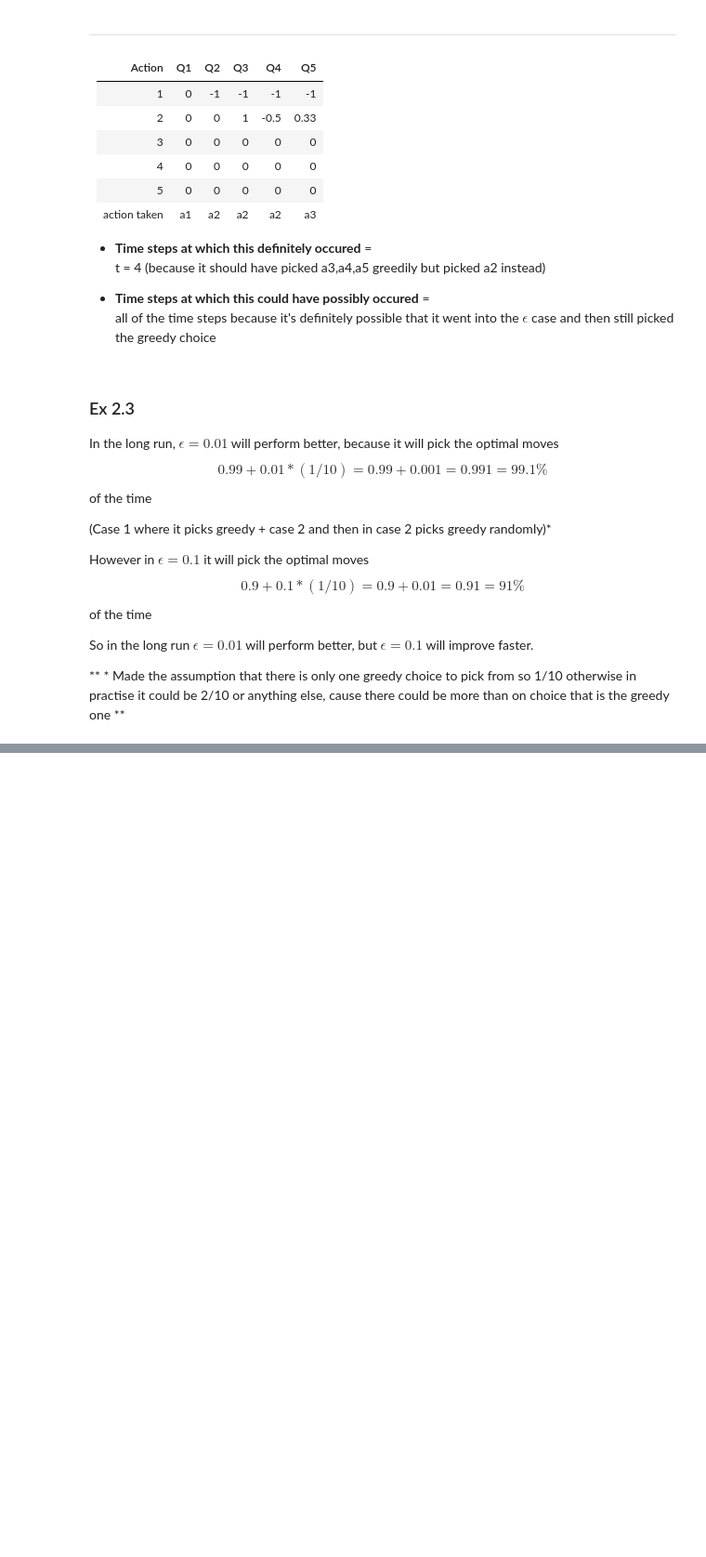
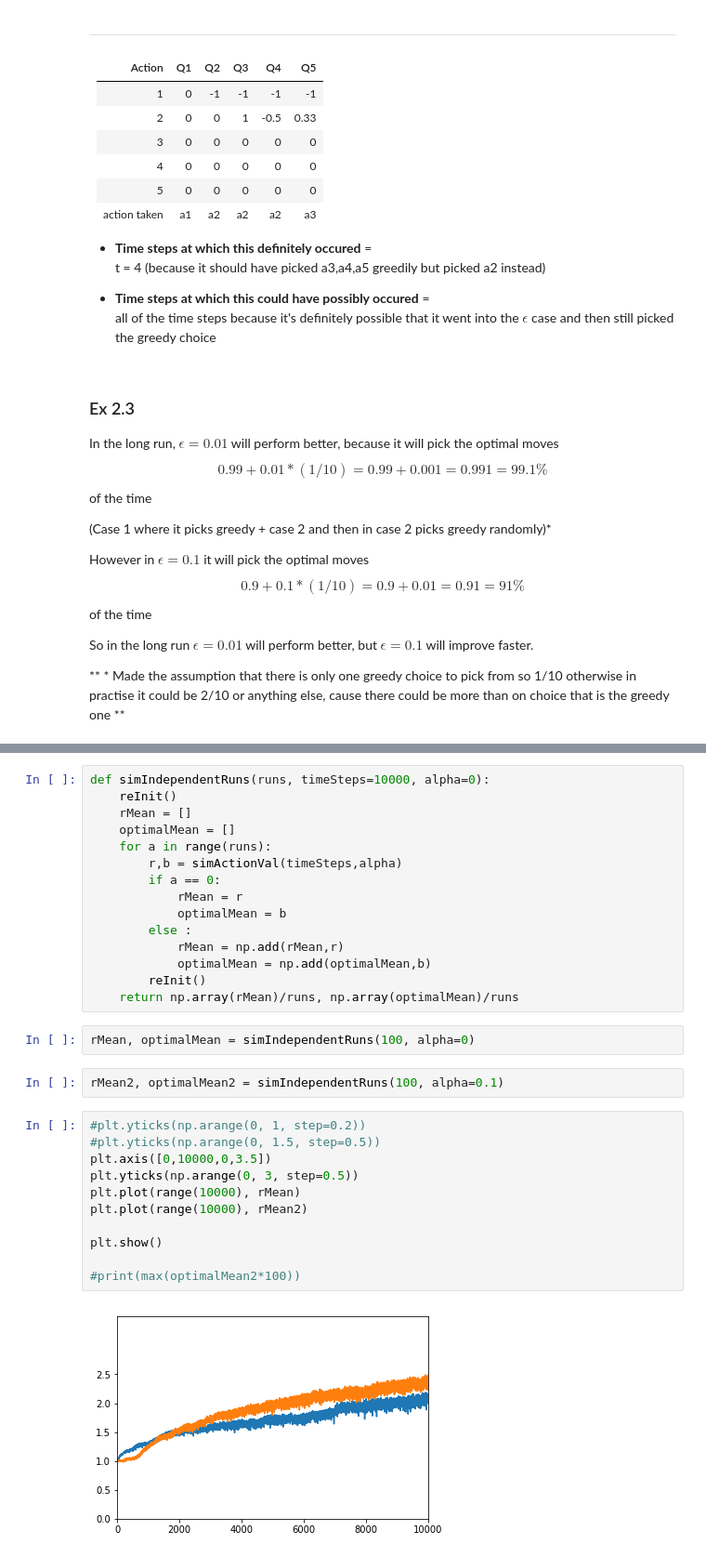
Before and after one commit to nickaedan/RL_Sutton_Barto_Exercises, a Jupyter notebook: Chapter 2.ipynb, the cells around one changed output, grey strips where cells are left out. Shown at 93% size. Drawn from its saved outputs; the diff is of its cells as text; blank space fills up the shorter version.

```diff
--- a/Chapter 2.ipynb
+++ b/Chapter 2.ipynb
@@ -68,0 +155,32 @@ So in the long run $\epsilon = 0.01$ will perform better, but $\epsilon = 0.1$ w
+# %%
+def simIndependentRuns(runs, timeSteps=10000, alpha=0):
+    reInit()
+    rMean = []
+    optimalMean = []
+    for a in range(runs):
+        r,b = simActionVal(timeSteps,alpha)
+        if a == 0:
+            rMean = r
+            optimalMean = b
+        else :
+            rMean = np.add(rMean,r)
+            optimalMean = np.add(optimalMean,b)
+        reInit()
+    return np.array(rMean)/runs, np.array(optimalMean)/runs
+# %%
+rMean, optimalMean = simIndependentRuns(100, alpha=0)
+# %%
+rMean2, optimalMean2 = simIndependentRuns(100, alpha=0.1)
+# %%
+#plt.yticks(np.arange(0, 1, step=0.2))
+#plt.yticks(np.arange(0, 1.5, step=0.5))
+plt.axis([0,10000,0,3.5])
+plt.yticks(np.arange(0, 3, step=0.5))
+plt.plot(range(10000), rMean)
+plt.plot(range(10000), rMean2)
+
+plt.show()
+
+#print(max(optimalMean2*100))
+# %% [output]
+[figure, added]
```
Also changed, not shown: parts of 5 cells of this notebook.
